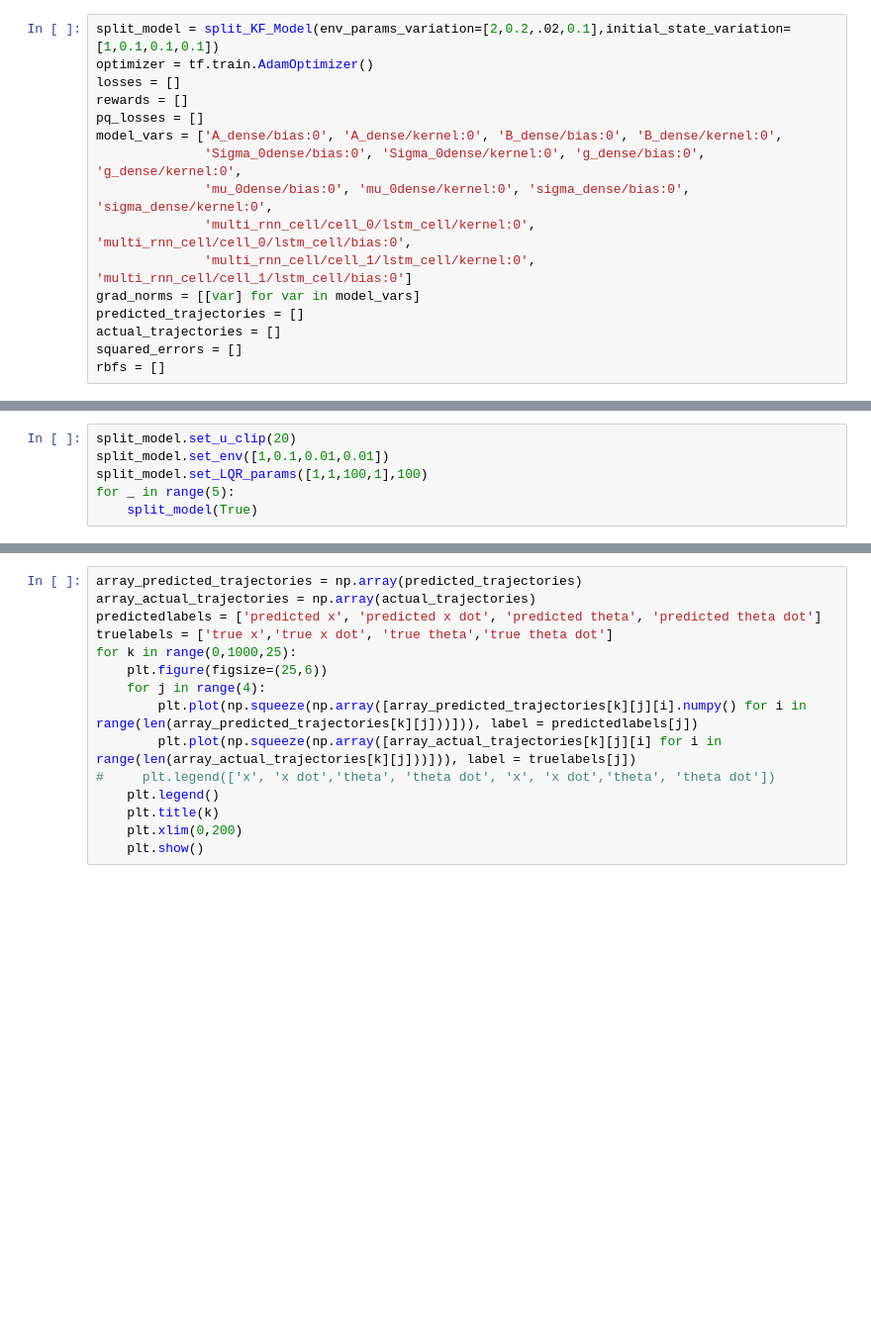
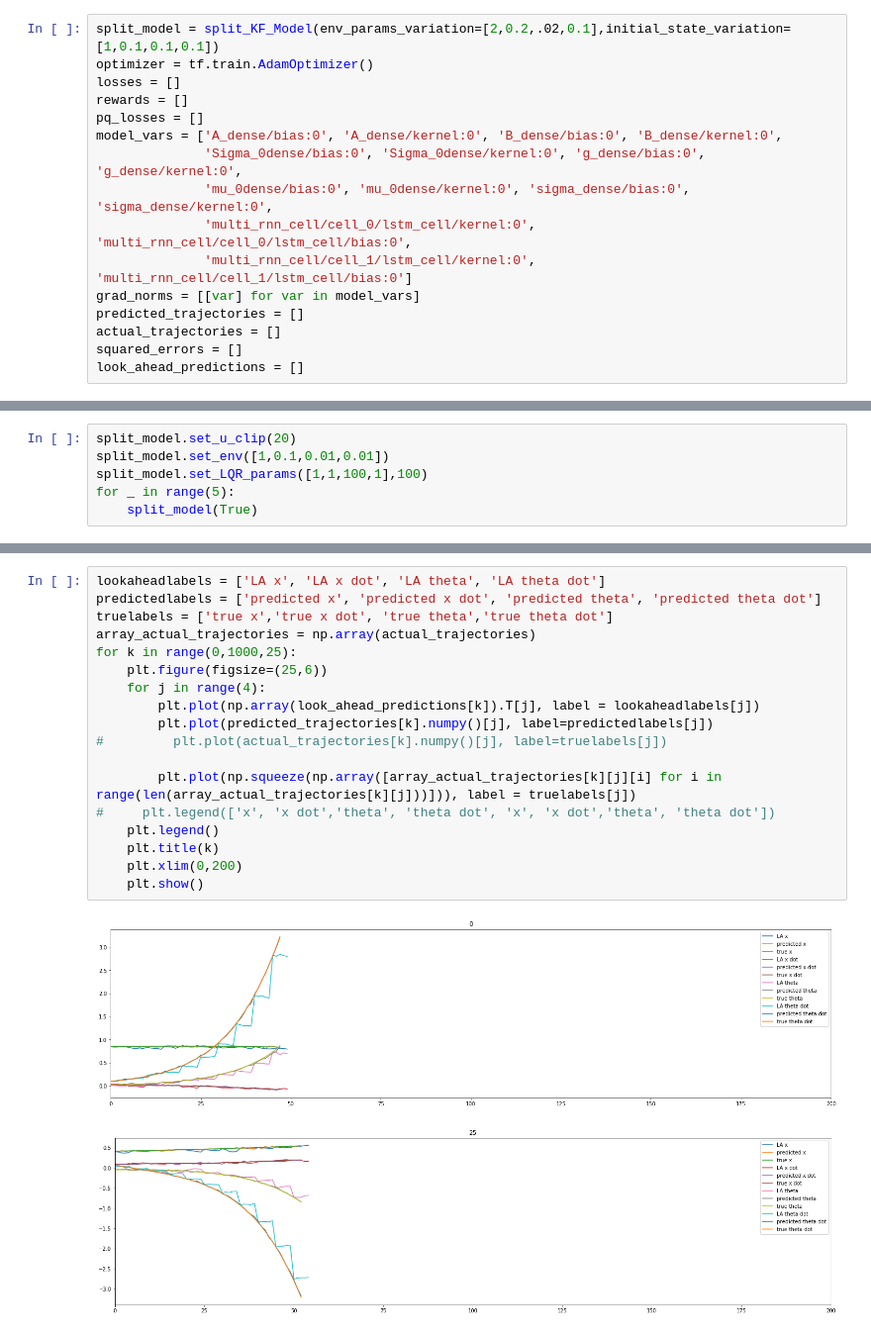
Before and after one commit to albalaka/DLQR, a Jupyter notebook: split_KF_params.ipynb, the cells around one changed output, grey strips where cells are left out. Shown at 99% size. Drawn from its saved outputs; the diff is of its cells as text; blank space fills up the shorter version.

```diff
--- a/split_KF_params.ipynb
+++ b/split_KF_params.ipynb
@@ -596,6 +655,6 @@ grad_norms = [[var] for var in model_vars]
 predicted_trajectories = []
 actual_trajectories = []
 squared_errors = []
-rbfs = []
+look_ahead_predictions = []
 # %%
 # split_model.set_control(True, 'uniform random')
@@ -668,15 +749,21 @@ for i in range(0,1000,25):
 # %%
-array_predicted_trajectories = np.array(predicted_trajectories)
-array_actual_trajectories = np.array(actual_trajectories)
+lookaheadlabels = ['LA x', 'LA x dot', 'LA theta', 'LA theta dot']
 predictedlabels = ['predicted x', 'predicted x dot', 'predicted theta', 'predicted theta dot']
 truelabels = ['true x','true x dot', 'true theta','true theta dot']
+array_actual_trajectories = np.array(actual_trajectories)
 for k in range(0,1000,25):
     plt.figure(figsize=(25,6))
     for j in range(4):
-        plt.plot(np.squeeze(np.array([array_predicted_trajectories[k][j][i].numpy() for i in range(len(array_predicted_trajectories[k][j]))])), label = predictedlabels[j])
+        plt.plot(np.array(look_ahead_predictions[k]).T[j], label = lookaheadlabels[j])
+        plt.plot(predicted_trajectories[k].numpy()[j], label=predictedlabels[j])
+#         plt.plot(actual_trajectories[k].numpy()[j], label=truelabels[j])
+
         plt.plot(np.squeeze(np.array([array_actual_trajectories[k][j][i] for i in range(len(array_actual_trajectories[k][j]))])), label = truelabels[j])
 #     plt.legend(['x', 'x dot','theta', 'theta dot', 'x', 'x dot','theta', 'theta dot'])
     plt.legend()
     plt.title(k)
     plt.xlim(0,200)
     plt.show()
+# %% [output]
+[figure, added]
+[figure, added]
```
Also changed, not shown: parts of 9 cells of this notebook.
